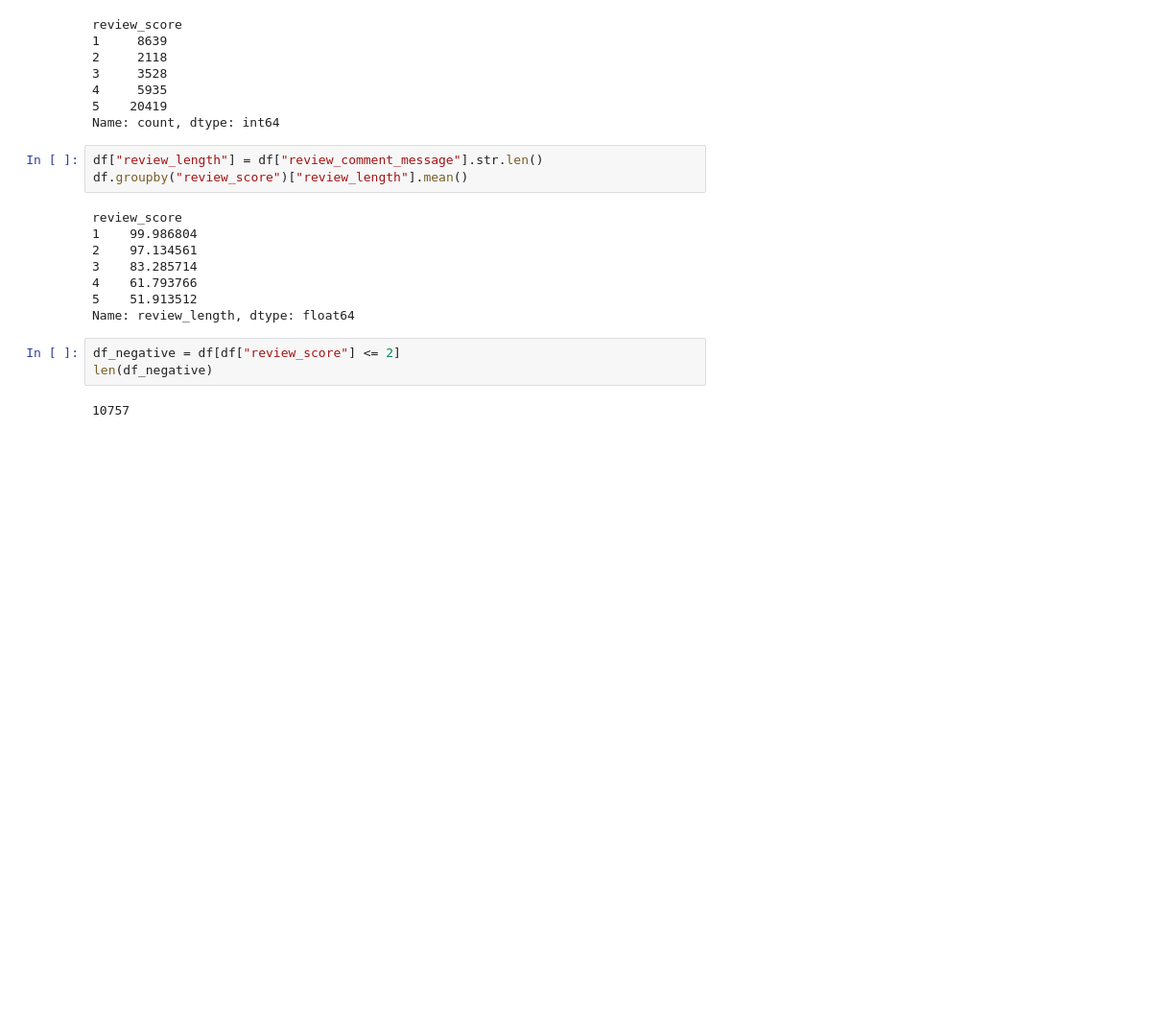
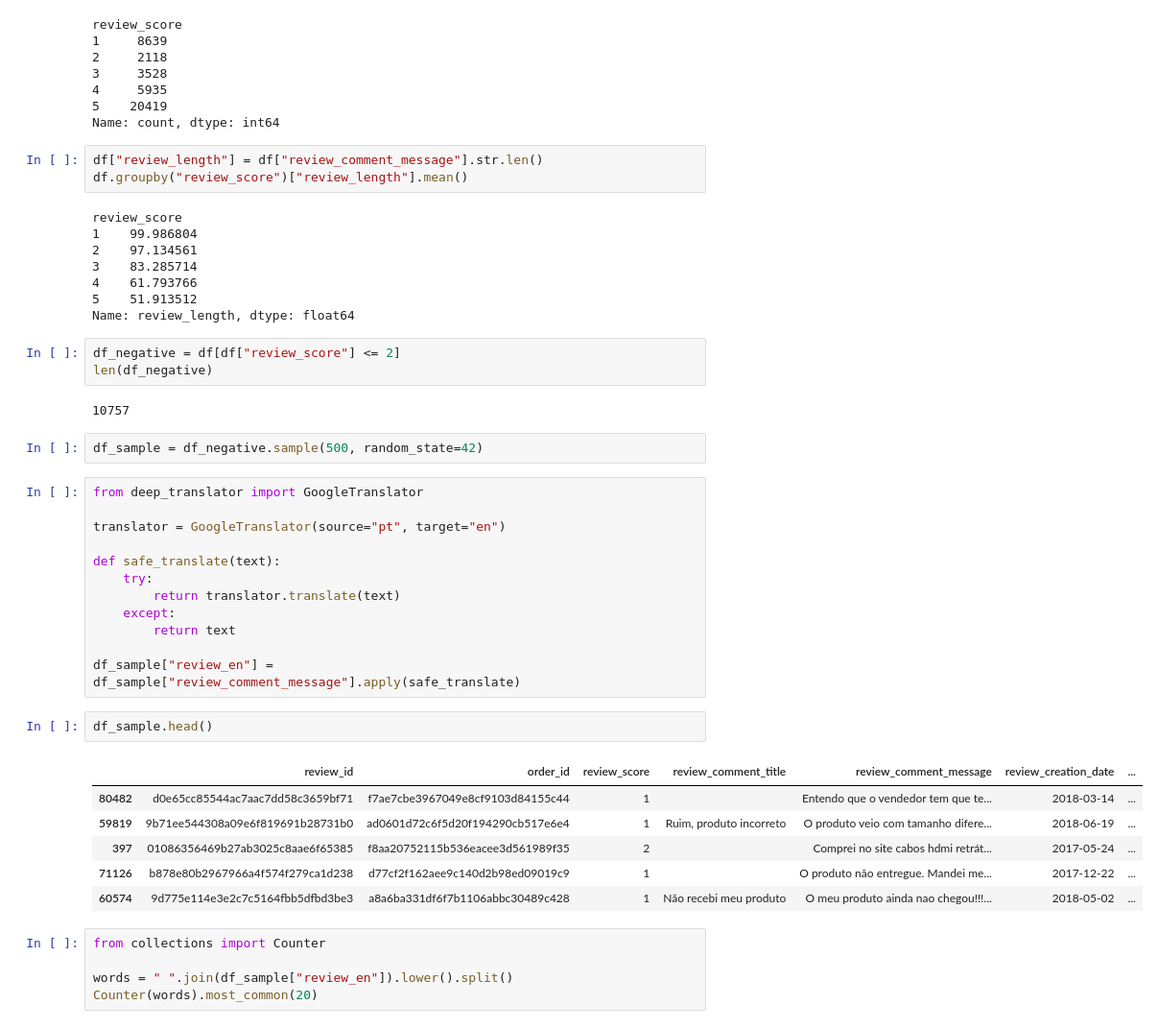
Before and after one commit to abe-temitope/olist-ecommerce-project-SQL-Python-PowerBI, a Jupyter notebook: notebooks/python_analysis.ipynb, the cells around one changed output. Shown at 96% size. Saved outputs shown, nothing was run; the diff lists cells and outputs as text; blank space fills up the shorter version.

```diff
--- a/notebooks/python_analysis.ipynb
+++ b/notebooks/python_analysis.ipynb
@@ -1531,3 +1531,31 @@ df_negative = df[df["review_score"] <= 2]
 len(df_negative)
 # %% [output]
 10757
+# %%
+df_sample = df_negative.sample(500, random_state=42)
+# %%
+from deep_translator import GoogleTranslator
+
+translator = GoogleTranslator(source="pt", target="en")
+
+def safe_translate(text):
+    try:
+        return translator.translate(text)
+    except:
+        return text
+
+df_sample["review_en"] = df_sample["review_comment_message"].apply(safe_translate)
+# %%
+df_sample.head()
+# %% [output]
+|  | review_id | order_id | review_score | review_comment_title | review_comment_message | review_creation_date | ... |
+| 80482 | d0e65cc85544ac7aac7dd58c3659bf71 | f7ae7cbe3967049e8cf9103d84155c44 | 1 |  | Entendo que o vendedor tem que te... | 2018-03-14 | ... |
+| 59819 | 9b71ee544308a09e6f819691b28731b0 | ad0601d72c6f5d20f194290cb517e6e4 | 1 | Ruim, produto incorreto | O produto veio com tamanho difere... | 2018-06-19 | ... |
+| 397 | 01086356469b27ab3025c8aae6f65385 | f8aa20752115b536eacee3d561989f35 | 2 |  | Comprei no site cabos hdmi retrát... | 2017-05-24 | ... |
+| 71126 | b878e80b2967966a4f574f279ca1d238 | d77cf2f162aee9c140d2b98ed09019c9 | 1 |  | O produto não entregue. Mandei me... | 2017-12-22 | ... |
+| 60574 | 9d775e114e3e2c7c5164fbb5dfbd3be3 | a8a6ba331df6f7b1106abbc30489c428 | 1 | Não recebi meu produto | O meu produto ainda nao chegou!!!... | 2018-05-02 | ... |
+# %%
+from collections import Counter
+
+words = " ".join(df_sample["review_en"]).lower().split()
+Counter(words).most_common(20)
```
Also changed, not shown: 5 other files.
